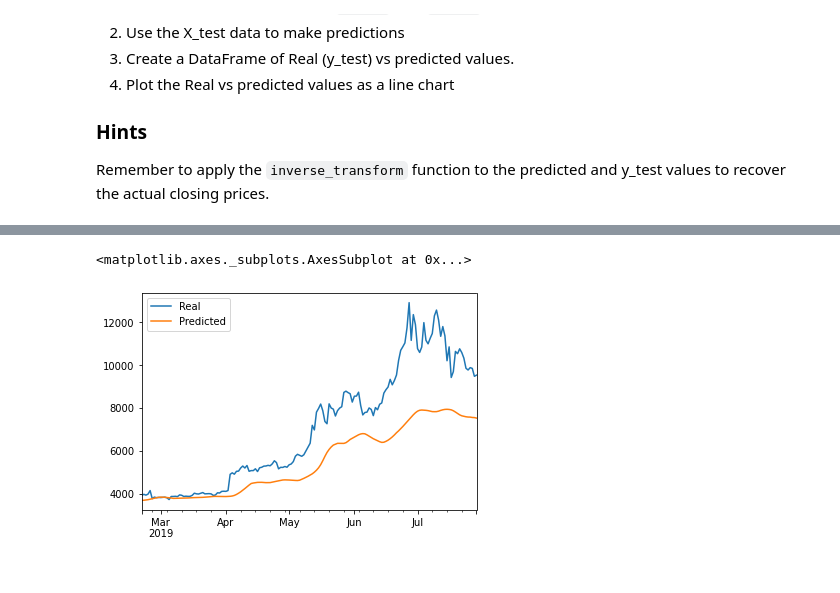
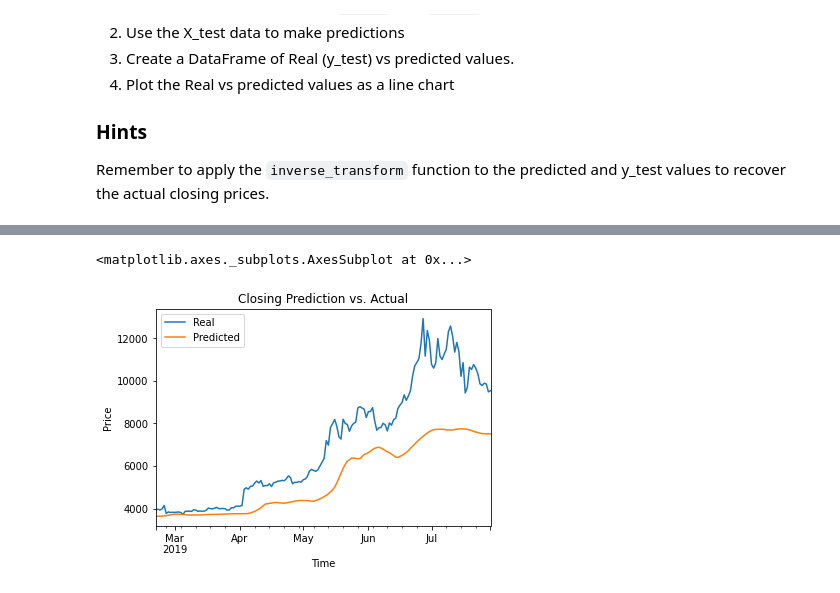
Before and after one commit to Rwbrandt/LSTM_Predictions, a Jupyter notebook: Closing_Predictor.ipynb, the cells around one changed output, grey strips where cells are left out. Cells and saved outputs as stored; diff of their text form; code cells hidden in the pictures.

```diff
--- a/Closing_Predictor.ipynb
+++ b/Closing_Predictor.ipynb
@@ -289,6 +307,6 @@ stocks.head()
 # %%
 # Plot the real vs predicted values as a line chart
-stocks.plot()
+stocks.plot(xlabel='Time', ylabel='Price', title="Closing Prediction vs. Actual")
 # %% [output]
 <matplotlib.axes._subplots.AxesSubplot at 0x...>
-[figure, old version]
+[figure, new version]
```
Also changed, not shown: parts of 6 cells of this notebook.
